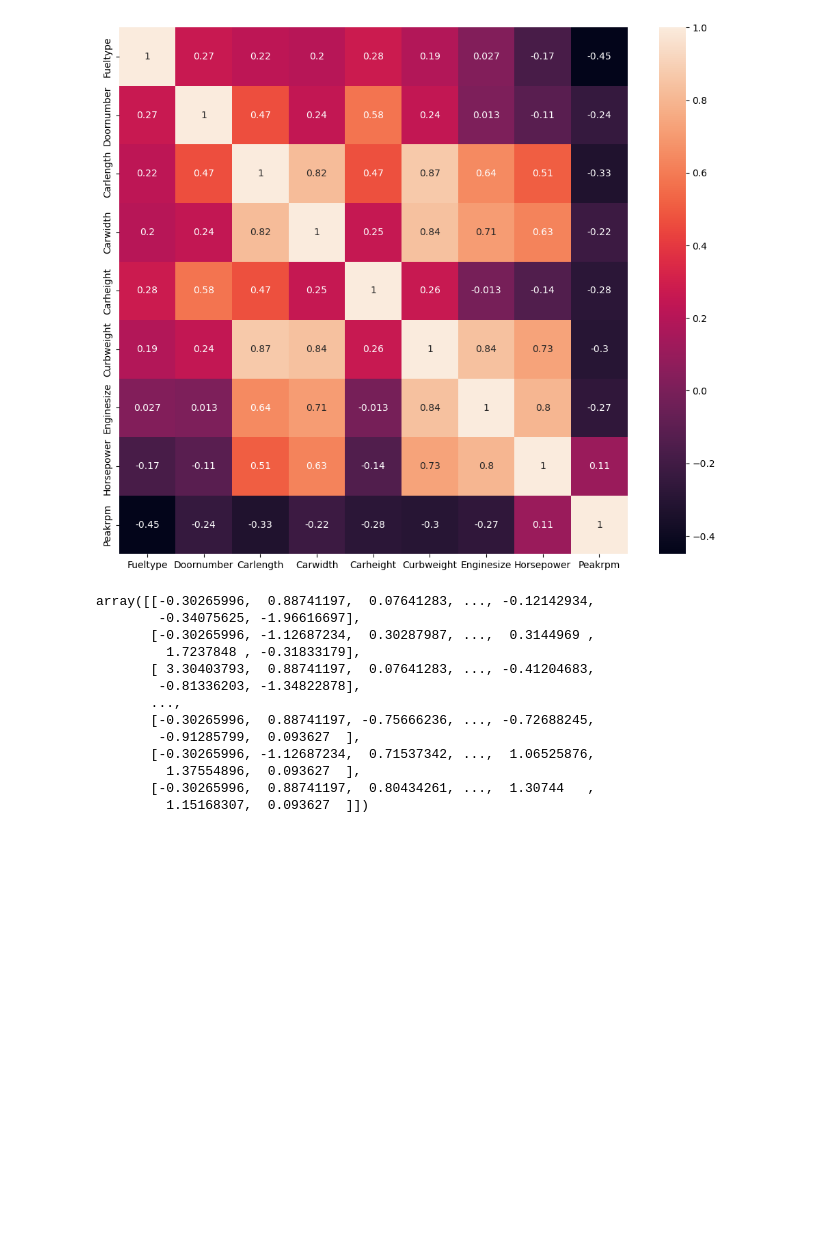
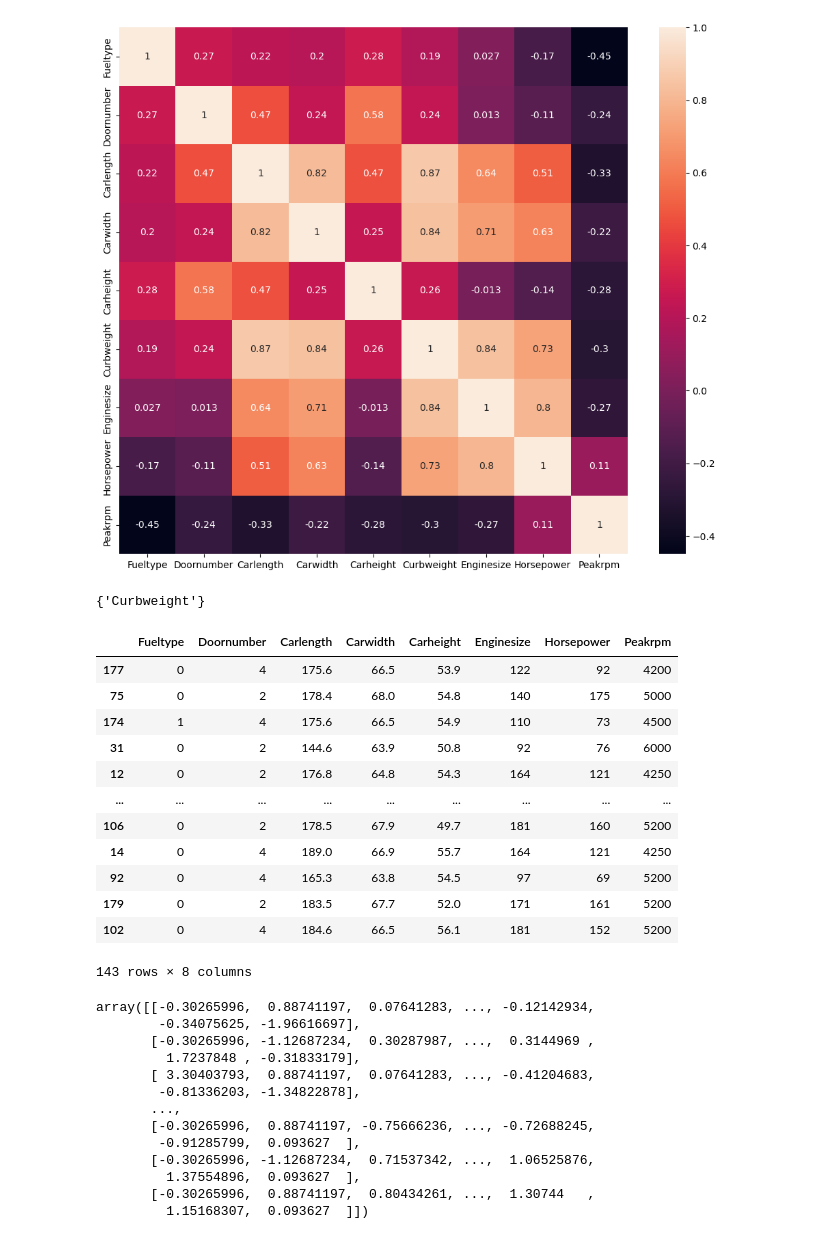
Before and after one commit to joan-18/car_price_prediction-, a Jupyter notebook: notebooks/carprice_prediction.ipynb, the cells around one changed output. Saved outputs shown, nothing was run; the diff lists cells and outputs as text; code cells hidden in the pictures; blank space fills up the shorter version.

```diff
--- a/notebooks/carprice_prediction.ipynb
+++ b/notebooks/carprice_prediction.ipynb
@@ -120,9 +120,29 @@ def correlation(dataset,threshold):
     return col_corr
 # %%
 corr_features=correlation(X_train,0.86)
+# %%
+corr_features
+# %% [output]
+{'Curbweight'}
 # %%
 X_train.drop(corr_features,axis=1,inplace=True)
 X_test.drop(corr_features,axis=1,inplace=True)
+# %%
+X_train
+# %% [output]
+|  | Fueltype | Doornumber | Carlength | Carwidth | Carheight | Enginesize | Horsepower | Peakrpm |
+| 177 | 0 | 4 | 175.6 | 66.5 | 53.9 | 122 | 92 | 4200 |
+| 75 | 0 | 2 | 178.4 | 68.0 | 54.8 | 140 | 175 | 5000 |
+| 174 | 1 | 4 | 175.6 | 66.5 | 54.9 | 110 | 73 | 4500 |
+| 31 | 0 | 2 | 144.6 | 63.9 | 50.8 | 92 | 76 | 6000 |
+| 12 | 0 | 2 | 176.8 | 64.8 | 54.3 | 164 | 121 | 4250 |
+| ... | ... | ... | ... | ... | ... | ... | ... | ... |
+| 106 | 0 | 2 | 178.5 | 67.9 | 49.7 | 181 | 160 | 5200 |
+| 14 | 0 | 4 | 189.0 | 66.9 | 55.7 | 164 | 121 | 4250 |
+| 92 | 0 | 4 | 165.3 | 63.8 | 54.5 | 97 | 69 | 5200 |
+| 179 | 0 | 2 | 183.5 | 67.7 | 52.0 | 171 | 161 | 5200 |
+| 102 | 0 | 4 | 184.6 | 66.5 | 56.1 | 181 | 152 | 5200 |
+143 rows × 8 columns
 # %%
 from sklearn.preprocessing import StandardScaler
 scaler=StandardScaler()
```
Also changed, not shown: parts of 2 cells of this notebook.
